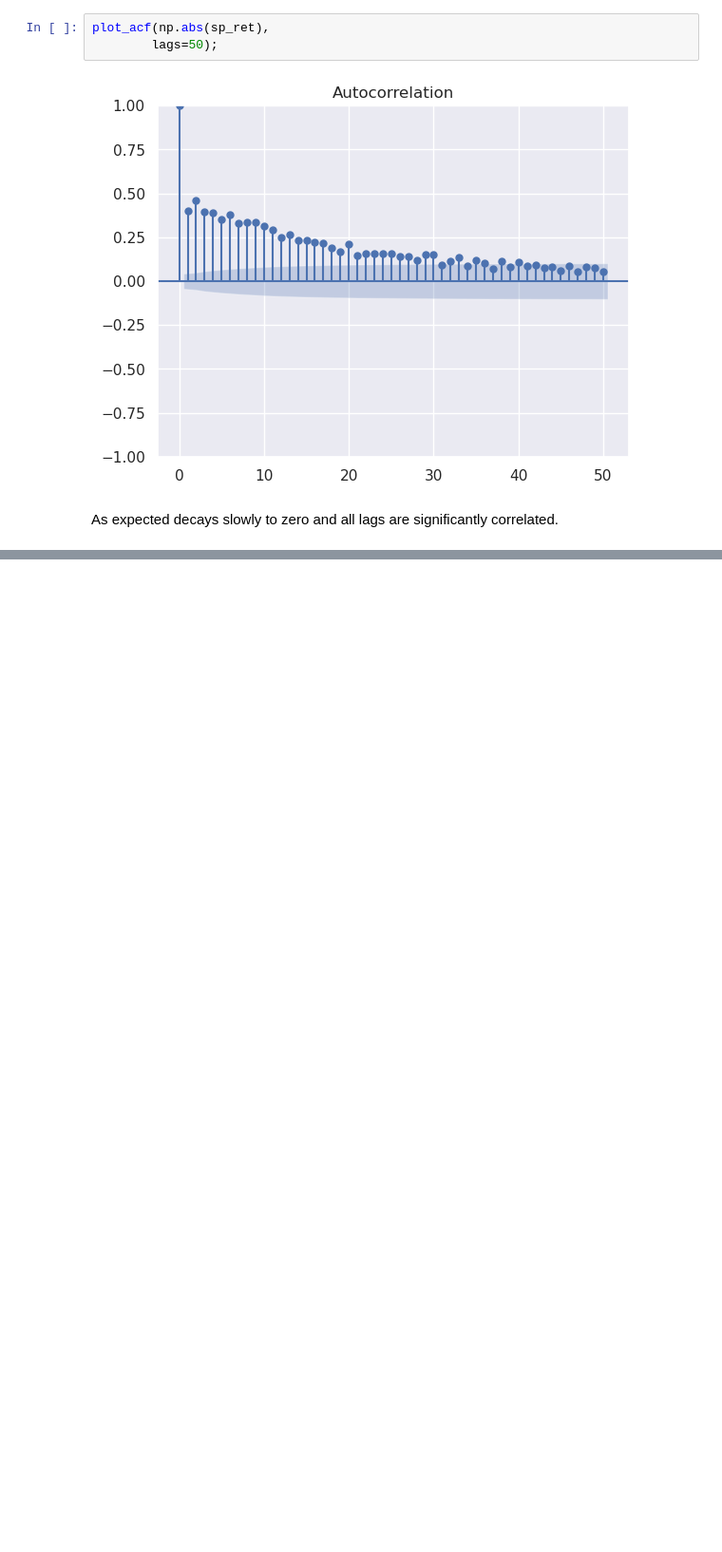
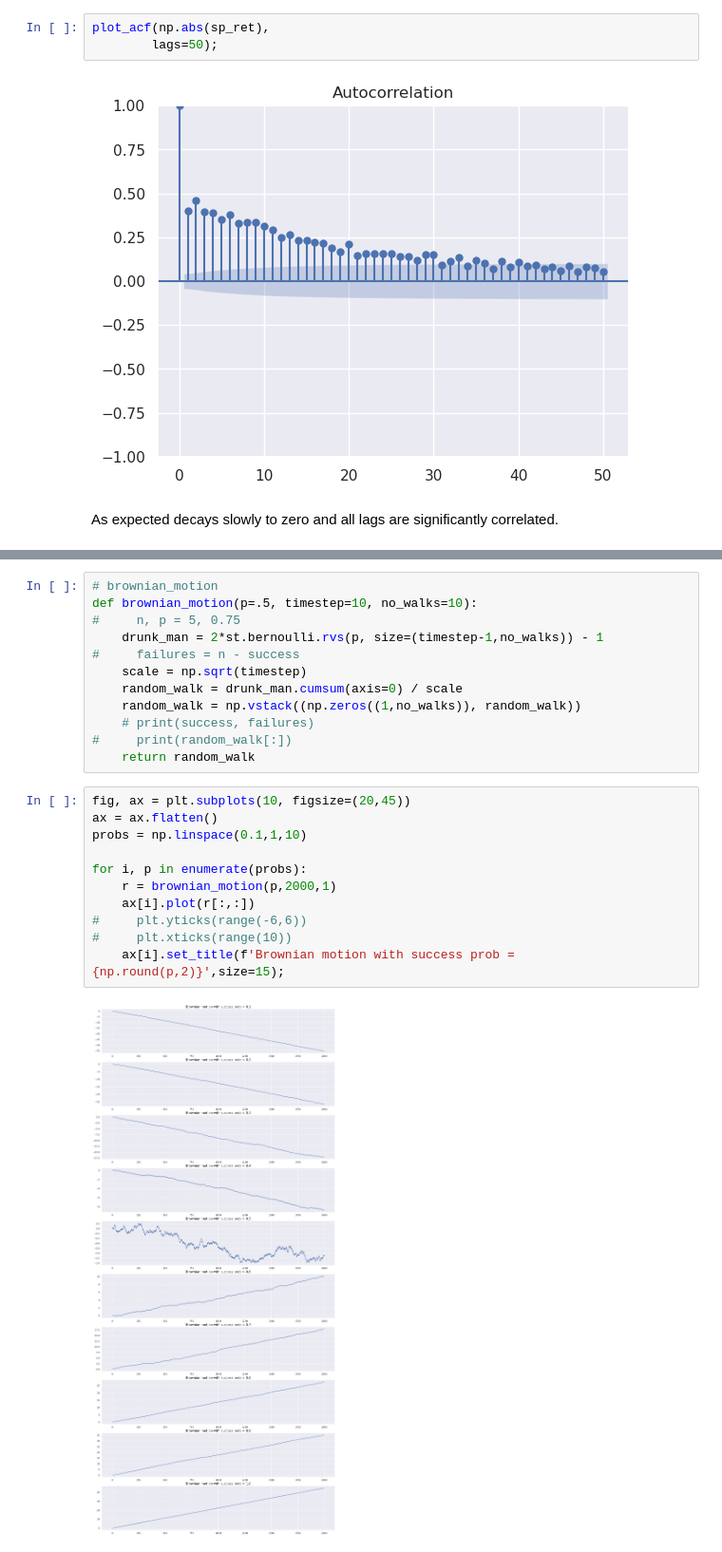
Before and after one commit to bhavinmoriya/Python-for-Financial-Analysis-and-Algorithmic-Trading, a Jupyter notebook: statistics-in-finance.ipynb, the cells around one changed output, grey strips where cells are left out. Shown at 95% size. Saved outputs shown, nothing was run; the diff lists cells and outputs as text; blank space fills up the shorter version.

```diff
--- a/statistics-in-finance.ipynb
+++ b/statistics-in-finance.ipynb
@@ -189,0 +288,25 @@ As expected decays slowly to zero and all lags are significantly correlated.
+# %%
+# brownian_motion
+def brownian_motion(p=.5, timestep=10, no_walks=10):
+#     n, p = 5, 0.75
+    drunk_man = 2*st.bernoulli.rvs(p, size=(timestep-1,no_walks)) - 1
+#     failures = n - success
+    scale = np.sqrt(timestep)
+    random_walk = drunk_man.cumsum(axis=0) / scale
+    random_walk = np.vstack((np.zeros((1,no_walks)), random_walk))
+    # print(success, failures)
+#     print(random_walk[:])
+    return random_walk
+# %%
+fig, ax = plt.subplots(10, figsize=(20,45))
+ax = ax.flatten()
+probs = np.linspace(0.1,1,10)
+
+for i, p in enumerate(probs):
+    r = brownian_motion(p,2000,1)
+    ax[i].plot(r[:,:])
+#     plt.yticks(range(-6,6))
+#     plt.xticks(range(10))
+    ax[i].set_title(f'Brownian motion with success prob = {np.round(p,2)}',size=15);
+# %% [output]
+[figure, added]
```
Also changed, not shown: parts of 18 cells of this notebook.
